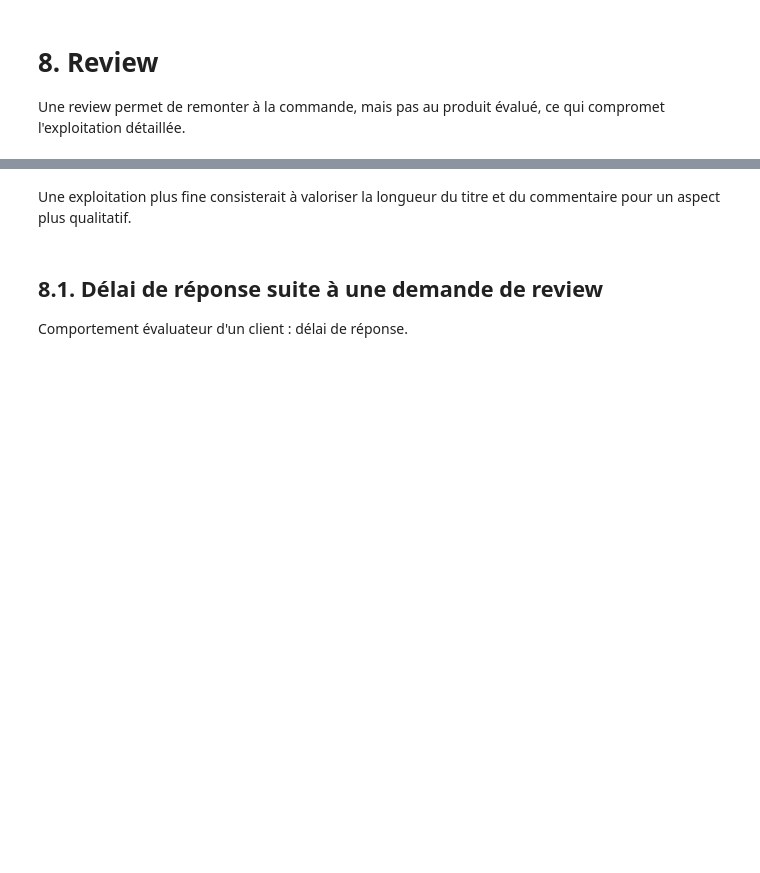
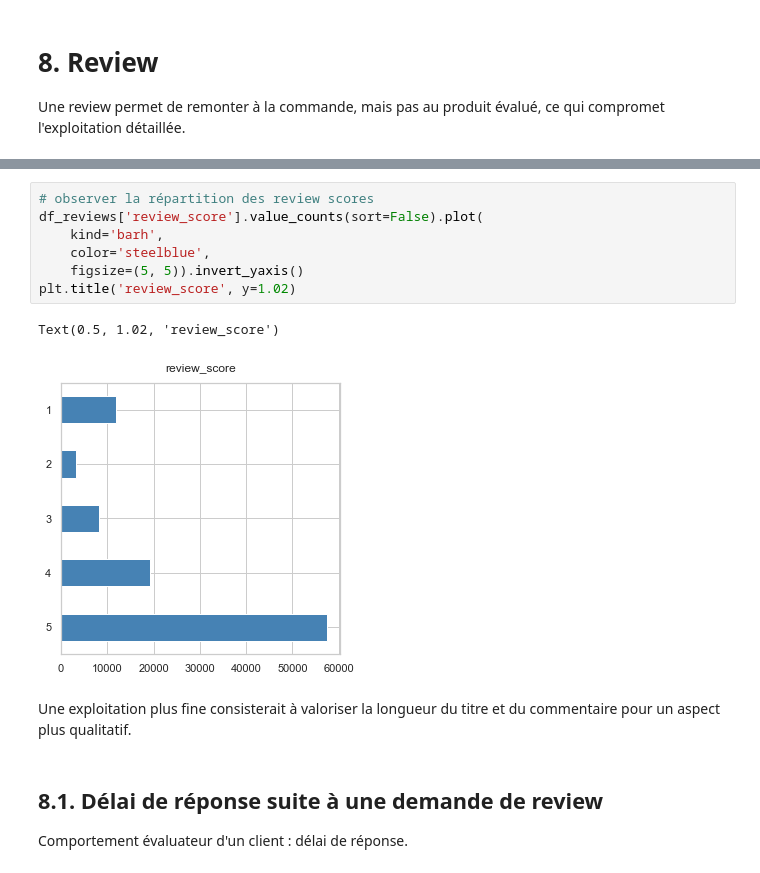
Before and after one commit to EtienneLardeur/P5_CustomerSegmentation, a Jupyter notebook: POlist_01_AnotebookEDA_uncleaned.ipynb, the cells around one changed output, grey strips where cells are left out. Drawn from its saved outputs; the diff is of its cells as text; blank space fills up the shorter version.

```diff
--- a/POlist_01_AnotebookEDA_uncleaned.ipynb
+++ b/POlist_01_AnotebookEDA_uncleaned.ipynb
@@ -2164,3 +2186,13 @@ df_reviews.sample(5)
+# %%
+# observer la répartition des review scores
+df_reviews['review_score'].value_counts(sort=False).plot(
+    kind='barh',
+    color='steelblue',
+    figsize=(5, 5)).invert_yaxis()
+plt.title('review_score', y=1.02)
+# %% [output]
+Text(0.5, 1.02, 'review_score')
+[figure, added]
 # %% [markdown]
 Une exploitation plus fine consisterait à valoriser la longueur du titre et du commentaire pour un aspect plus qualitatif.
 # %% [markdown]
```
Also changed, not shown: parts of 57 cells of this notebook.
